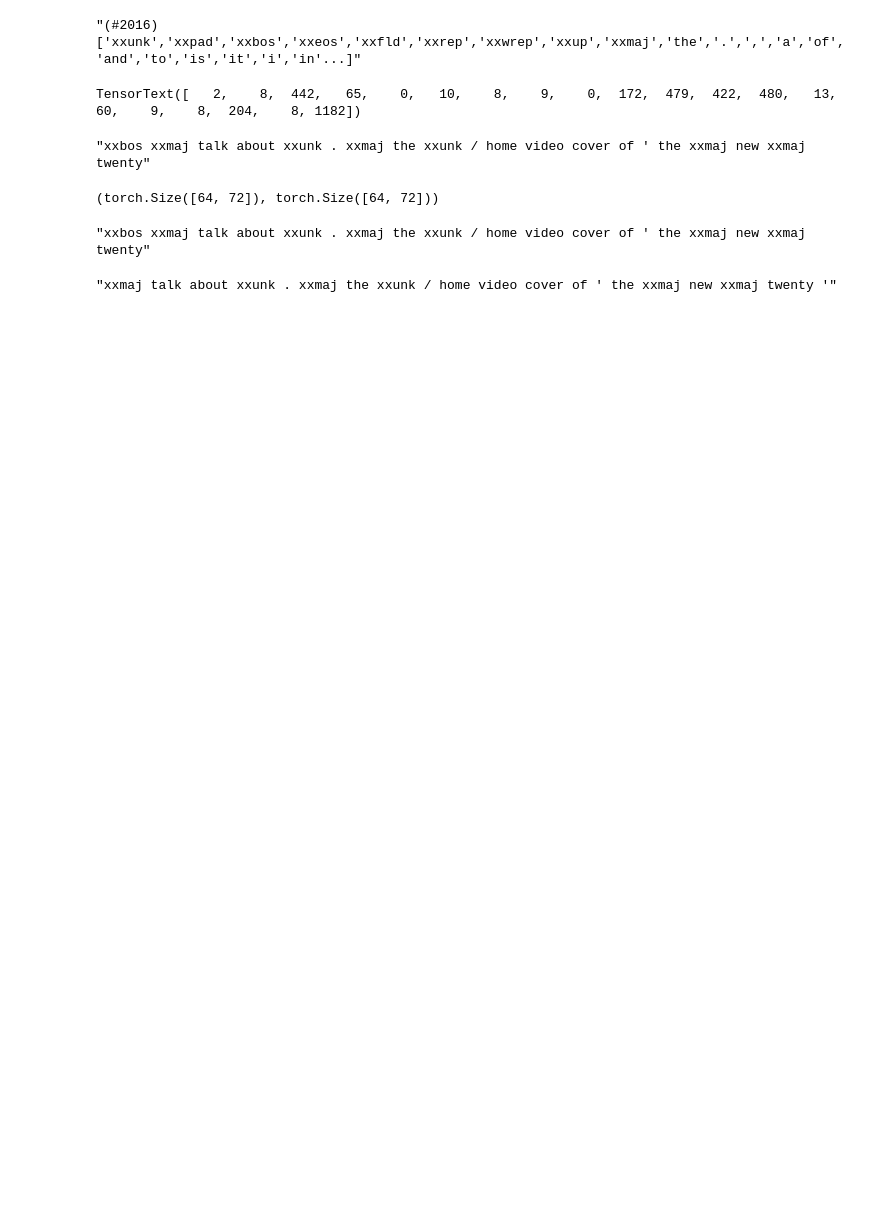
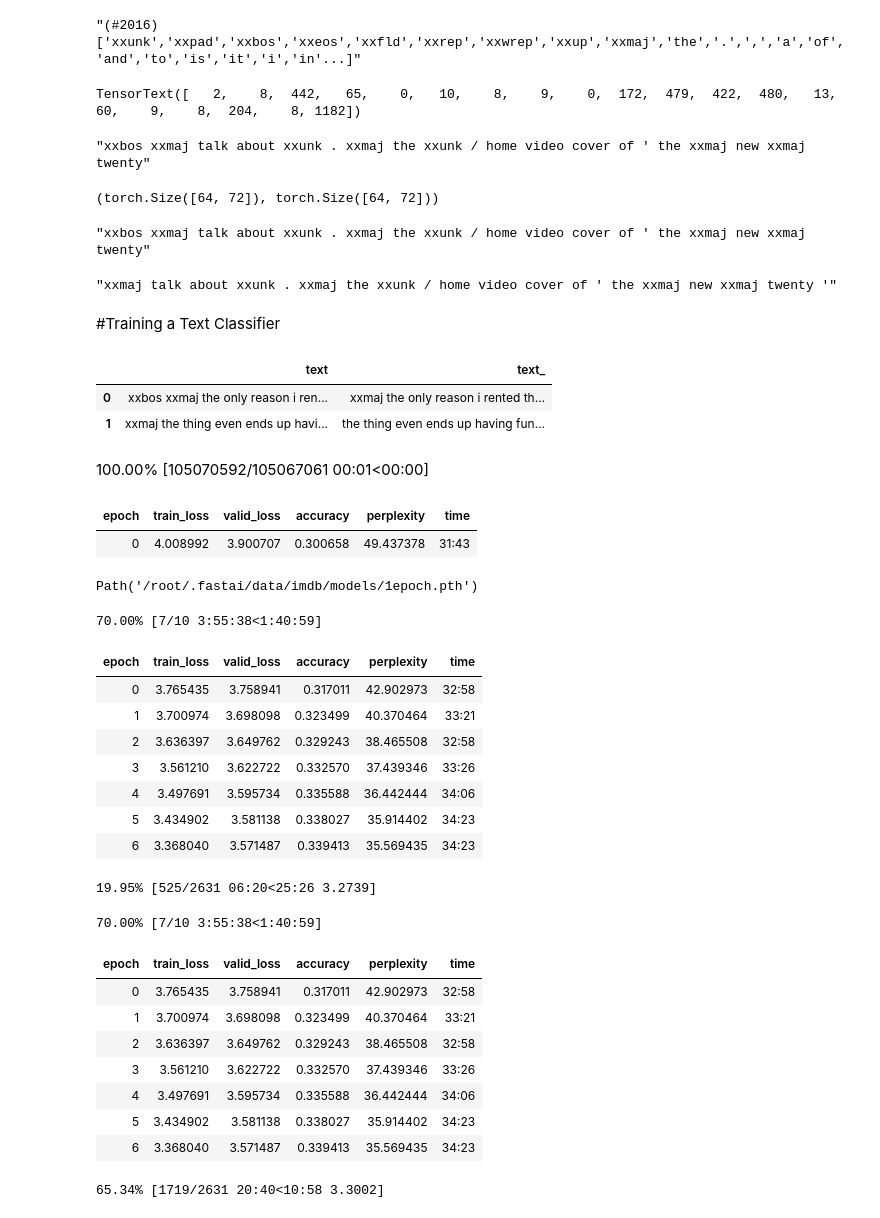
Before and after one commit to fakhar-iqbal/Deep-Learning-with-Pytorch-and-fastai, a Jupyter notebook: NLP/LanguageModel_NLP.ipynb, the cells around one changed output. Drawn from its saved outputs; the diff is of its cells as text; code cells hidden in the pictures; blank space fills up the shorter version.

```diff
--- a/NLP/LanguageModel.ipynb
+++ b/NLP/LanguageModel_NLP.ipynb
@@ -120,3 +120,58 @@ x.shape, y.shape
 ' '.join(num.vocab[o] for o in y[0][:20])
 # %% [output]
 "xxmaj talk about xxunk . xxmaj the xxunk / home video cover of ' the xxmaj new xxmaj twenty '"
+# %% [markdown]
+#Training a Text Classifier
+# %%
+get_imdb = partial(get_text_files, folders=['train','test','unsup'])
+dls_lm = DataBlock(
+    blocks=TextBlock.from_folder(path,is_lm=True),
+    get_items = get_imdb, splitter = RandomSplitter(0.1)
+
+).dataloaders(path,path=path,bs=128,seq_len=80)
+# %%
+dls_lm.show_batch(max_n=2)
+# %% [output]
+|  | text | text_ |
+| 0 | xxbos xxmaj the only reason i ren... | xxmaj the only reason i rented th... |
+| 1 | xxmaj the thing even ends up havi... | the thing even ends up having fun... |
+# %%
+learn = language_model_learner(dls_lm,AWD_LSTM, drop_mult=0.3,
+                               metrics=[accuracy,Perplexity()]).to_fp16()
+# %% [output]
+100.00% [105070592/105067061 00:01<00:00]
+# %%
+learn.fit_one_cycle(1,2e-2)
+# %% [output]
+| epoch | train_loss | valid_loss | accuracy | perplexity | time |
+| 0 | 4.008992 | 3.900707 | 0.300658 | 49.437378 | 31:43 |
+# %%
+learn.save('1epoch')
+# %% [output]
+Path('/root/.fastai/data/imdb/models/1epoch.pth')
+# %%
+learn = learn.load('1epoch')
+# %%
+learn.unfreeze()
+learn.fit_one_cycle(10,2e-3)
+# %% [output]
+70.00% [7/10 3:55:38<1:40:59]
+| epoch | train_loss | valid_loss | accuracy | perplexity | time |
+| 0 | 3.765435 | 3.758941 | 0.317011 | 42.902973 | 32:58 |
+| 1 | 3.700974 | 3.698098 | 0.323499 | 40.370464 | 33:21 |
+| 2 | 3.636397 | 3.649762 | 0.329243 | 38.465508 | 32:58 |
+| 3 | 3.561210 | 3.622722 | 0.332570 | 37.439346 | 33:26 |
+| 4 | 3.497691 | 3.595734 | 0.335588 | 36.442444 | 34:06 |
+| 5 | 3.434902 | 3.581138 | 0.338027 | 35.914402 | 34:23 |
+| 6 | 3.368040 | 3.571487 | 0.339413 | 35.569435 | 34:23 |
+19.95% [525/2631 06:20<25:26 3.2739]
+70.00% [7/10 3:55:38<1:40:59]
+| epoch | train_loss | valid_loss | accuracy | perplexity | time |
+| 0 | 3.765435 | 3.758941 | 0.317011 | 42.902973 | 32:58 |
+| 1 | 3.700974 | 3.698098 | 0.323499 | 40.370464 | 33:21 |
+| 2 | 3.636397 | 3.649762 | 0.329243 | 38.465508 | 32:58 |
+| 3 | 3.561210 | 3.622722 | 0.332570 | 37.439346 | 33:26 |
+| 4 | 3.497691 | 3.595734 | 0.335588 | 36.442444 | 34:06 |
+| 5 | 3.434902 | 3.581138 | 0.338027 | 35.914402 | 34:23 |
+| 6 | 3.368040 | 3.571487 | 0.339413 | 35.569435 | 34:23 |
+65.34% [1719/2631 20:40<10:58 3.3002]
```
Also changed, not shown: parts of 2 cells of this notebook.
